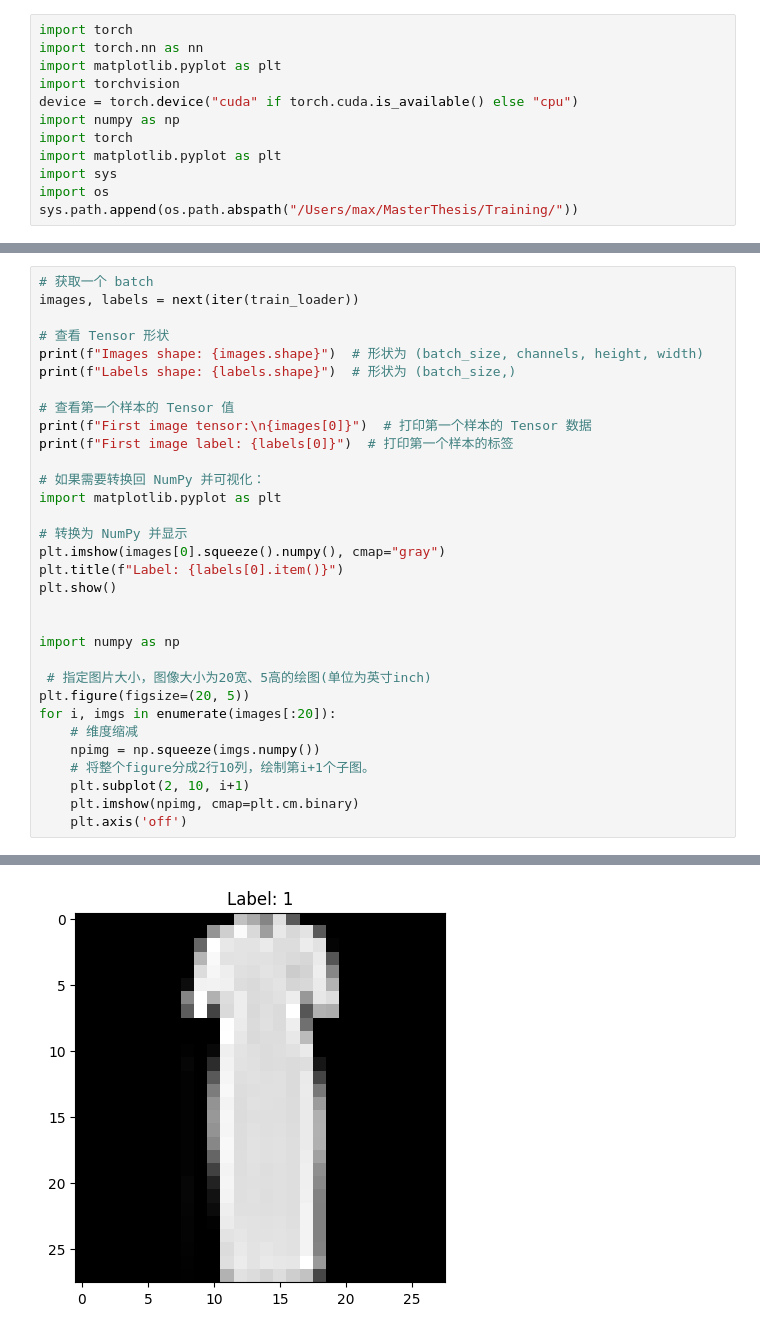
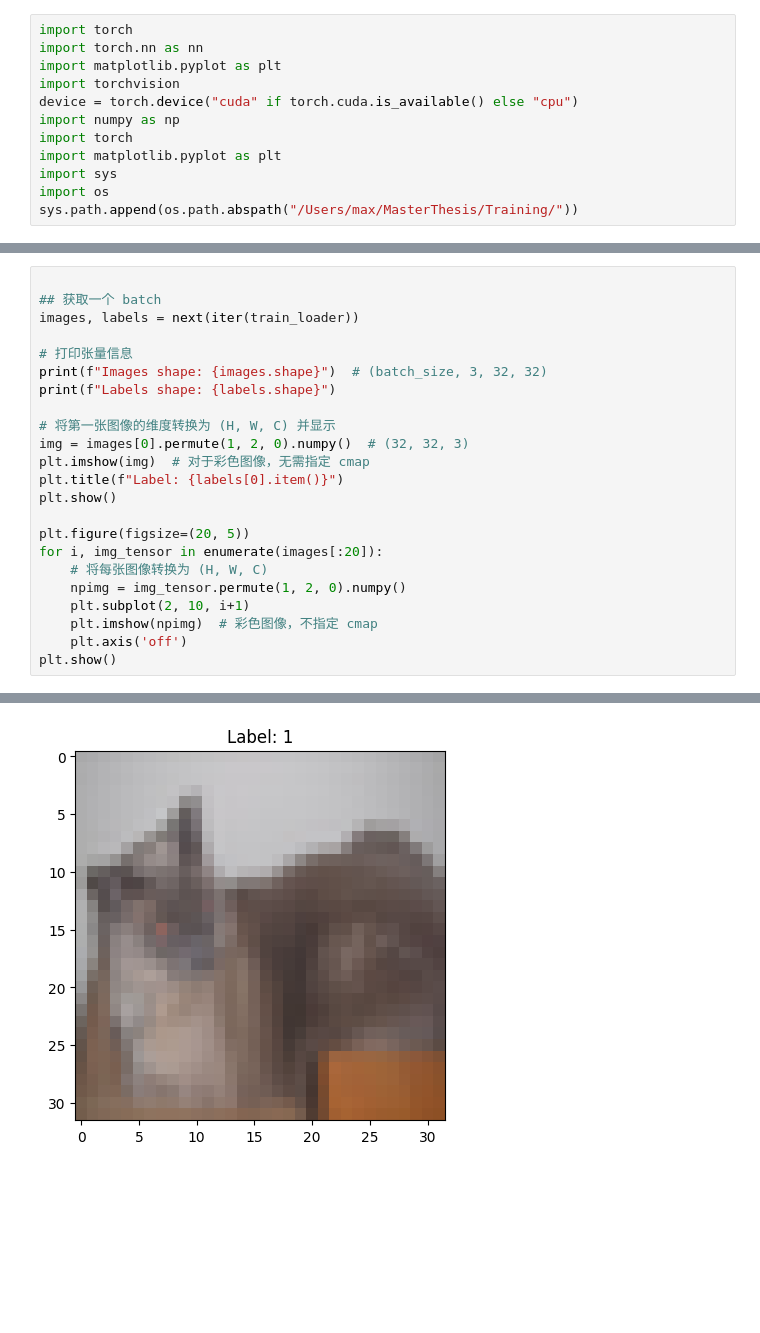
Before and after one commit to MaxCHENGLONG/MasterThesis, a Jupyter notebook: Training/Baseline_Binary_CNN/CIFAR10/CNN_B_CIFAR10_34.ipynb, the cells around one changed output, grey strips where cells are left out. Cells and saved outputs as stored; diff of their text form; blank space fills up the shorter version.

```diff
--- a/Training/Baseline_Binary_CNN/CIFAR10/CNN_B_CIFAR10_34.ipynb
+++ b/Training/Baseline_Binary_CNN/CIFAR10/CNN_B_CIFAR10_34.ipynb
@@ -93,34 +106,25 @@ Number of batches in training set:  95
 Number of batches in test set:  32
 # %%
-# 获取一个 batch
+
+## 获取一个 batch
 images, labels = next(iter(train_loader))
 
-# 查看 Tensor 形状
-print(f"Images shape: {images.shape}")  # 形状为 (batch_size, channels, height, width)
-print(f"Labels shape: {labels.shape}")  # 形状为 (batch_size,)
+# 打印张量信息
+print(f"Images shape: {images.shape}")  # (batch_size, 3, 32, 32)
+print(f"Labels shape: {labels.shape}")
 
-# 查看第一个样本的 Tensor 值
-print(f"First image tensor:\n{images[0]}")  # 打印第一个样本的 Tensor 数据
-print(f"First image label: {labels[0]}")  # 打印第一个样本的标签
-
-# 如果需要转换回 NumPy 并可视化：
-import matplotlib.pyplot as plt
-
-# 转换为 NumPy 并显示
-plt.imshow(images[0].squeeze().numpy(), cmap="gray")
+# 将第一张图像的维度转换为 (H, W, C) 并显示
+img = images[0].permute(1, 2, 0).numpy()  # (32, 32, 3)
+plt.imshow(img)  # 对于彩色图像，无需指定 cmap
 plt.title(f"Label: {labels[0].item()}")
 plt.show()
 
-
-import numpy as np
-
- # 指定图片大小，图像大小为20宽、5高的绘图(单位为英寸inch)
 plt.figure(figsize=(20, 5))
-for i, imgs in enumerate(images[:20]):
-    # 维度缩减
-    npimg = np.squeeze(imgs.numpy())
-    # 将整个figure分成2行10列，绘制第i+1个子图。
+for i, img_tensor in enumerate(images[:20]):
+    # 将每张图像转换为 (H, W, C)
+    npimg = img_tensor.permute(1, 2, 0).numpy()
     plt.subplot(2, 10, i+1)
-    plt.imshow(npimg, cmap=plt.cm.binary)
+    plt.imshow(npimg)  # 彩色图像，不指定 cmap
     plt.axis('off')
+plt.show()
 # %% [output]
@@ -144 +133 @@ First image label: 1
-[figure, old version]
+[figure, new version]
```
Also changed, not shown: parts of 5 cells of this notebook, 50 other files.
